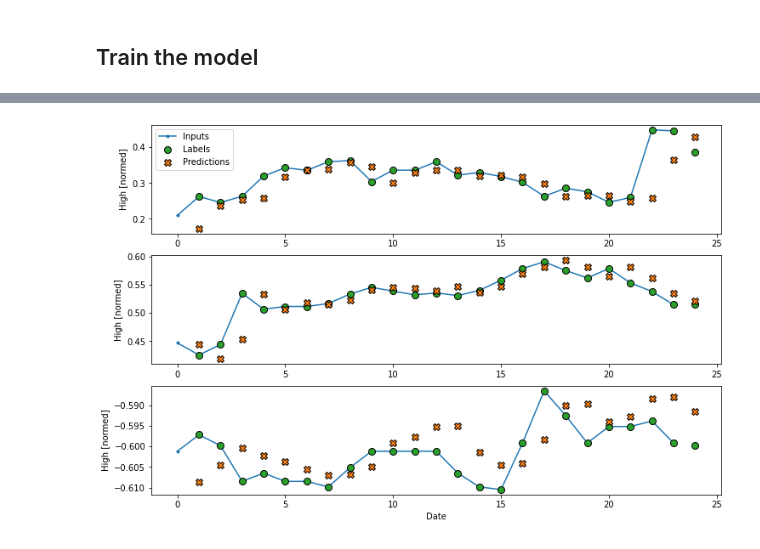
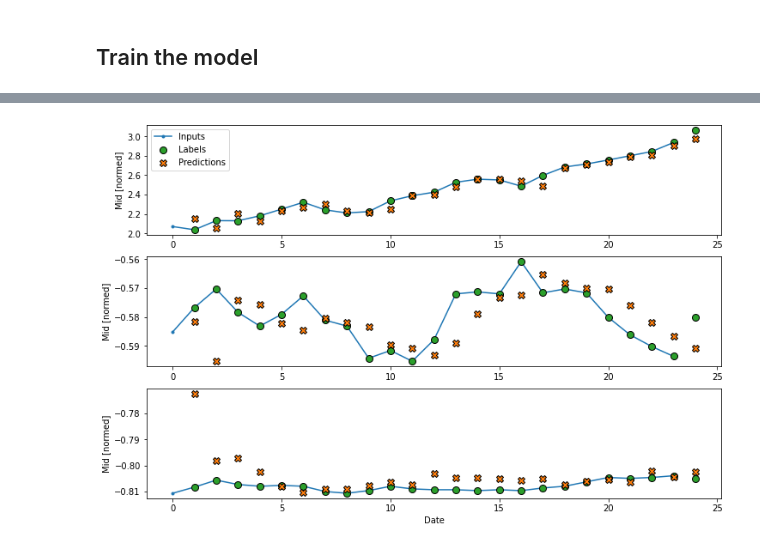
Before and after one commit to LakhderAmine99/StockMarketPredictions_LSTM, a Jupyter notebook: StockMarketPredictions_LSTM.ipynb, the cells around one changed output, grey strips where cells are left out. Saved outputs shown, nothing was run; the diff lists cells and outputs as text; code cells hidden in the pictures.

```diff
--- a/StockMarketPredictions_LSTM.ipynb
+++ b/StockMarketPredictions_LSTM.ipynb
@@ -60,3 +72,5 @@ array([ 0.30627 ,  0.311975,  0.311905, ..., 21.355   , 21.275   ,
 mid_prices.shape
 # %% [output]
 (12075,)
+# %%
+data['Mid'] = pd.DataFrame(mid_prices)
@@ -99,12 +106,13 @@ train_df = (train_df - train_mean) / train_std
 test_df = (test_df - train_mean) / train_std
 # %%
 wide_window = SequenceGenerator(
+
     input_width=24,
     label_width=24,
     shift=1,
     train_df=train_df,
     test_df=test_df,
-    label_column=['High','Low','Open','Close'])
+    label_column=['Mid'])
 
 wide_window
 # %% [output]
@@ -175,4 +194,4 @@ Epoch 13/20
 # %%
-wide_window.plot(model=model,plot_col='High')
+wide_window.plot(model=model,plot_col="Mid")
 # %% [output]
-[figure, old version]
+[figure, new version]
```
Also changed, not shown: parts of 15 cells of this notebook, 1 other file.
